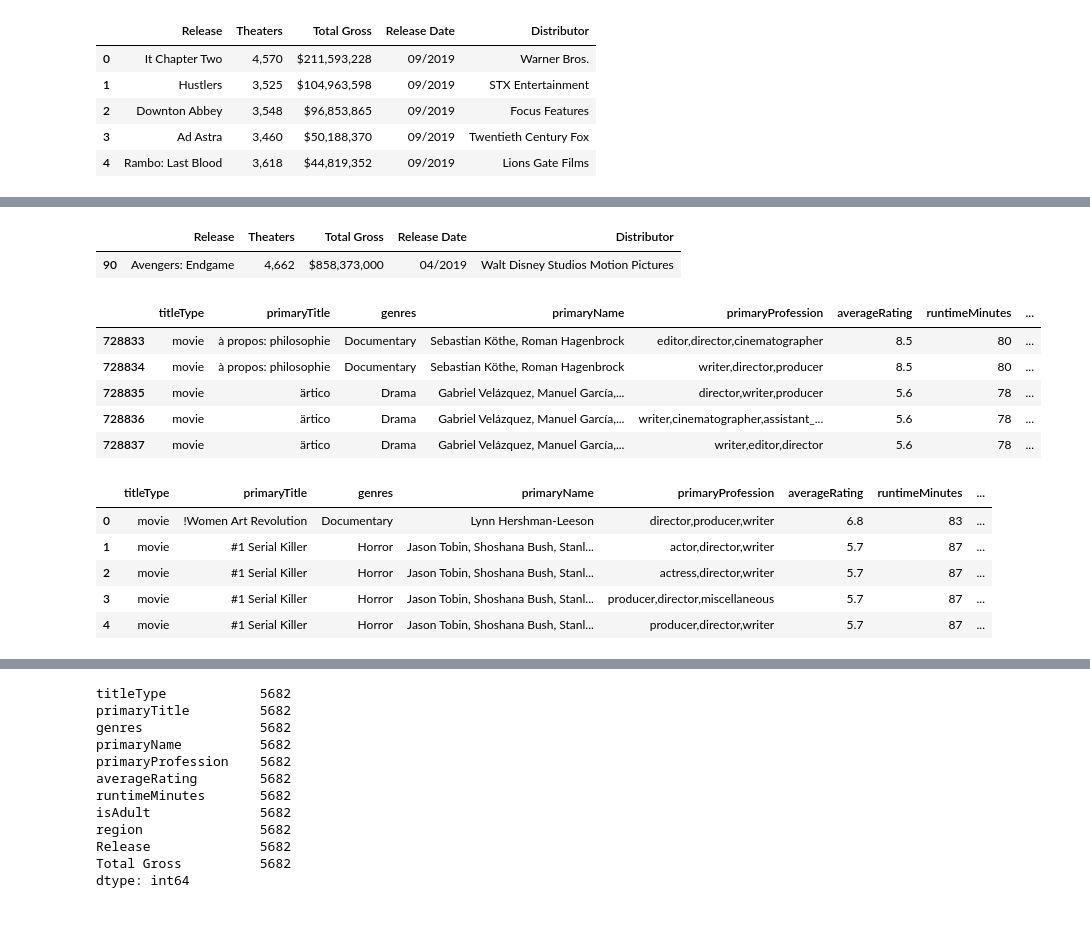
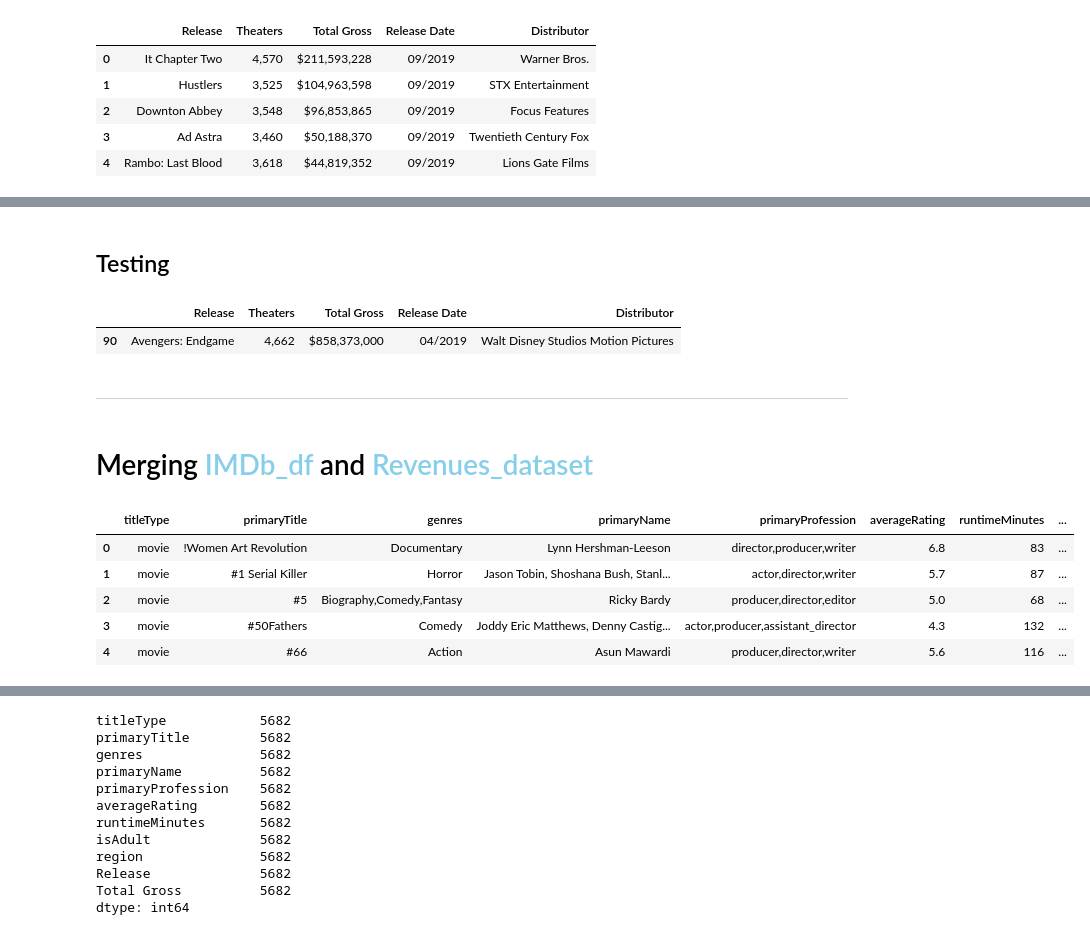
Before and after one commit to shreyashguptas/Analyzing-movie-runtime-performance-before-and-after-COVID-19, a Jupyter notebook: project code.ipynb, the cells around one changed output, grey strips where cells are left out. Drawn from its saved outputs; the diff is of its cells as text; code cells hidden in the pictures.

Commit message:
merging and cleaning IMDb and revenue

```diff
--- a/project code.ipynb
+++ b/project code.ipynb
@@ -437 +377,39 @@ merged_IMDb_df = final_df.drop_duplicates(subset='primaryTitle', keep='first')
+# %%
+# Merge title basics with ratings on 'tconst'
+merged_df = pd.merge(IMDb_title_basics, IMDb_title_ratings[['tconst', 'averageRating']], on='tconst', how='left')
+
+# Merge with akas to get 'region', then group by 'tconst' to combine regions into a list
+regions_df = title_akas.groupby('tconst')['region'].apply(lambda x: ', '.join(x.dropna().astype(str).unique())).reset_index()
+
+# Merge with regions
+merged_df = pd.merge(merged_df, regions_df, on='tconst', how='left')
+
+# Merge with principals to get 'nconst'
+principals_df = pd.merge(merged_df, IMDb_Title_Principals[['tconst', 'nconst']], on='tconst', how='left')
+
+# Merge principals with name basics to get 'primaryName' and 'primaryProfession'
+# Instead of exploding 'knownForTitles', we join them into a single string
+Name_Basics['knownForTitles'] = Name_Basics['knownForTitles'].apply(lambda x: ','.join(map(str, x)))
+
+# Then merge to get the names and professions associated with each 'nconst'
+principals_with_names = pd.merge(principals_df, Name_Basics[['nconst', 'primaryName', 'primaryProfession', 'knownForTitles']], on='nconst', how='left')
+
+# Filter for rows where 'primaryProfession' contains 'director'
+directors_df = principals_with_names[principals_with_names['primaryProfession'].str.contains('director', na=False)]
+
+# Group by 'tconst' and aggregate 'primaryName' into a list for director entries
+director_names_df = directors_df.groupby('tconst')['primaryName'].apply(lambda x: ', '.join(x.dropna().astype(str).unique())).reset_index()
+
+# Merge the director names with the directors dataframe
+directors_df = pd.merge(directors_df, director_names_df, on='tconst', how='left', suffixes=('', '_directors'))
+
+# Now select only the columns specified and rename 'primaryName_directors' back to 'primaryName'
+directors_df = directors_df[['titleType', 'primaryTitle', 'genres', 'primaryName_directors', 'primaryProfession', 'averageRating', 'region', 'runtimeMinutes', 'isAdult']]
+directors_df = directors_df.rename(columns={"primaryName_directors": "primaryName"})
+
+# Group by the necessary columns and aggregate to combine regions into a list
+IMDb_df = directors_df.groupby(['titleType', 'primaryTitle', 'genres', 'primaryName', 'primaryProfession', 'averageRating', 'runtimeMinutes', 'isAdult']).agg({'region': lambda x: ', '.join(str(i) for i in x)}).reset_index()
+
+# In final_df keeping only one of the values where the primaryTitle and averageRating are the same for multiple rows.
+IMDb_df = IMDb_df.drop_duplicates(subset=['primaryTitle', 'averageRating'], keep='first')
 # %%
@@ -592,3 +531,5 @@ Revenues_dataset.head()
+# %% [markdown]
+## Testing
 # %%
 # filter merged_df primaryTitle for Avengers
 avengers_df_31 = Revenues_dataset[Revenues_dataset['Release'].str.contains('Avengers: Endgame', case=False, na=False)]
@@ -596,26 +537,21 @@ avengers_df_31.head()
 # %% [output]
 |  | Release | Theaters | Total Gross | Release Date | Distributor |
 | 90 | Avengers: Endgame | 4,662 | $858,373,000 | 04/2019 | Walt Disney Studios Motion Pictures |
-# %%
-final_df.tail()
-# %% [output]
-|  | titleType | primaryTitle | genres | primaryName | primaryProfession | averageRating | runtimeMinutes | ... |
-| 728833 | movie | à propos: philosophie | Documentary | Sebastian Köthe, Roman Hagenbrock | editor,director,cinematographer | 8.5 | 80 | ... |
-| 728834 | movie | à propos: philosophie | Documentary | Sebastian Köthe, Roman Hagenbrock | writer,director,producer | 8.5 | 80 | ... |
-| 728835 | movie | ärtico | Drama | Gabriel Velázquez, Manuel García,... | director,writer,producer | 5.6 | 78 | ... |
-| 728836 | movie | ärtico | Drama | Gabriel Velázquez, Manuel García,... | writer,cinematographer,assistant_... | 5.6 | 78 | ... |
-| 728837 | movie | ärtico | Drama | Gabriel Velázquez, Manuel García,... | writer,editor,director | 5.6 | 78 | ... |
+# %% [markdown]
+-------
+# %% [markdown]
+# Merging <span style="color:SkyBlue">IMDb_df</span> and <span style="color:SkyBlue">Revenues_dataset</span>
 # %%
 # merge final_df's ciolumn called primaryTitle with revenues dataset's column called Release
-combined_data = pd.merge(final_df, Revenues_dataset[['Release', 'Total Gross']], left_on='primaryTitle', right_on='Release', how='left')
+combined_data = pd.merge(IMDb_df, Revenues_dataset[['Release', 'Total Gross']], left_on='primaryTitle', right_on='Release', how='left')
 combined_data.head()
 # %% [output]
 |  | titleType | primaryTitle | genres | primaryName | primaryProfession | averageRating | runtimeMinutes | ... |
 | 0 | movie | !Women Art Revolution | Documentary | Lynn Hershman-Leeson | director,producer,writer | 6.8 | 83 | ... |
 | 1 | movie | #1 Serial Killer | Horror | Jason Tobin, Shoshana Bush, Stanl... | actor,director,writer | 5.7 | 87 | ... |
-| 2 | movie | #1 Serial Killer | Horror | Jason Tobin, Shoshana Bush, Stanl... | actress,director,writer | 5.7 | 87 | ... |
-| 3 | movie | #1 Serial Killer | Horror | Jason Tobin, Shoshana Bush, Stanl... | producer,director,miscellaneous | 5.7 | 87 | ... |
-| 4 | movie | #1 Serial Killer | Horror | Jason Tobin, Shoshana Bush, Stanl... | producer,director,writer | 5.7 | 87 | ... |
+| 2 | movie | #5 | Biography,Comedy,Fantasy | Ricky Bardy | producer,director,editor | 5.0 | 68 | ... |
+| 3 | movie | #50Fathers | Comedy | Joddy Eric Matthews, Denny Castig... | actor,producer,assistant_director | 4.3 | 132 | ... |
+| 4 | movie | #66 | Action | Asun Mawardi | producer,director,writer | 5.6 | 116 | ... |
 # %%
 # delete duplicate values in primaryTitle column
 combined_data = combined_data.drop_duplicates(subset='primaryTitle', keep='first')
```
Also changed, not shown: parts of 26 cells of this notebook.
